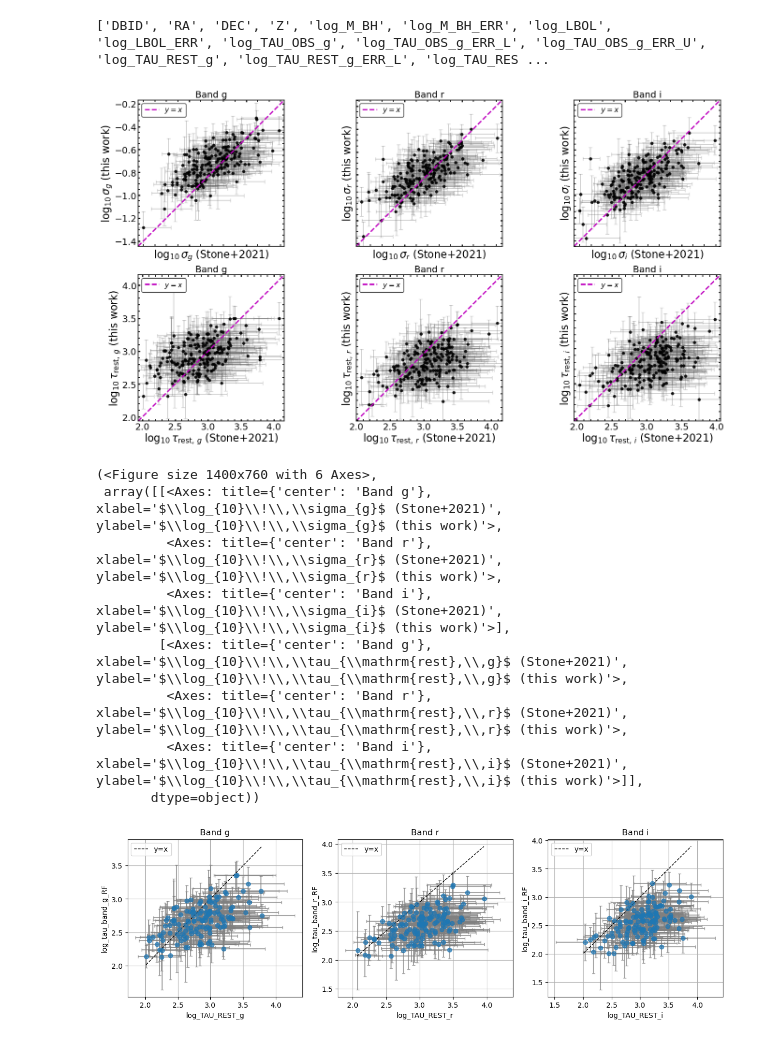
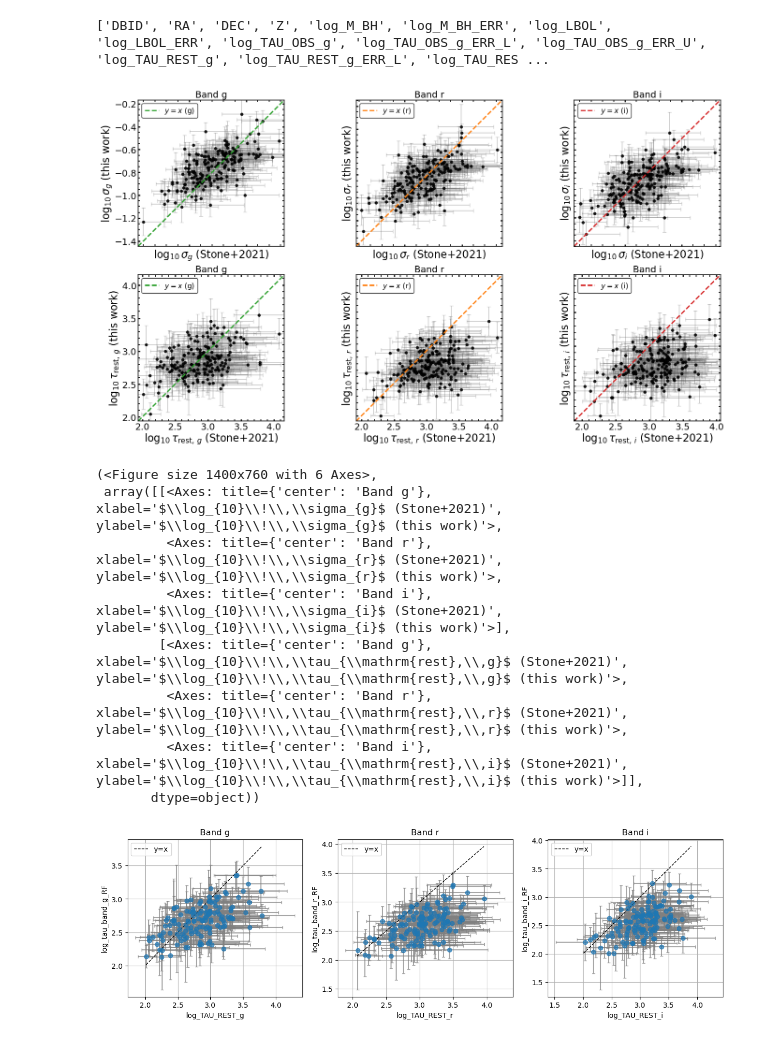
Before and after one commit to dutra/qvc, a Jupyter notebook: qvc/match_stone.ipynb, the cells around one changed output. Saved outputs shown, nothing was run; the diff lists cells and outputs as text; code cells hidden in the pictures.

```diff
--- a/qvc/match_stone.ipynb
+++ b/qvc/match_stone.ipynb
@@ -4,7 +4,7 @@ import pandas as pd
 import numpy as np
 
 #agn_df = load_quasar_data("results/aug10_stonebwb_N30w2000s1000t6c4.h5", populate_sdss=True, apply_cut=False)
-agn_df = load_quasar_data("results/data/aug10_stonebwb_nopoly1_recalc_N20w2000s1000t6c4.h5", populate_sdss=True, apply_cut=False)
+agn_df = load_quasar_data("results/data/aug10_stonebwb_recalc_N20w2000s1000t6c4.h5", populate_sdss=True, apply_cut=False)
 
 stone_df = pd.read_csv('data/aug8_stone_merged.csv')
 
@@ -62,8 +62,6 @@ def plot_stone_vs_this_work(merged_agn_stone, bands=('g','r','i'),
     fig, axes = plt.subplots(2, 3, figsize=figsize, constrained_layout=True)
     fig.set_constrained_layout_pads(w_pad=0.01, h_pad=0.01, wspace=0.01, hspace=0.02)
 
-    magenta = 'm'  # close to the example
-
     def _limits(x, y, pad=0.04):
         lo = np.nanmin([np.nanmin(x), np.nanmin(y)])
         hi = np.nanmax([np.nanmax(x), np.nanmax(y)])
@@ -86,7 +84,9 @@ def plot_stone_vs_this_work(merged_agn_stone, bands=('g','r','i'),
         yE = merged_agn_stone[f'log_sigma_band_{band}_err'].to_numpy()
 
         m = np.isfinite(x) & np.isfinite(y) & np.isfinite(xL) & np.isfinite(xU) & np.isfinite(yE)
-        if m.sum() == 0: ax.set_visible(False); continue
+        if m.sum() == 0:
+            ax.set_visible(False);
+            continue
         x, y, xL, xU, yE = x[m], y[m], xL[m], xU[m], yE[m]
 
         # grey error bars under points
@@ -95,9 +95,11 @@ def plot_stone_vs_this_work(merged_agn_stone, bands=('g','r','i'),
         # black points
         ax.scatter(x, y, s=18, alpha=0.9, edgecolor='k', facecolor='k', linewidths=0.5, zorder=-8)
 
-        # magenta y=x reference
+        # y=x reference colored by band
         xmin, xmax = _limits(x, y)
-        ax.plot([xmin, xmax], [xmin, xmax], ls='--', lw=2.0, color=magenta, label=r'$y=x$', zorder=-4)
+        line_color = colors.get(band, 'm')  # fall back to magenta if band not in dict
+        ax.plot([xmin, xmax], [xmin, xmax], ls='--', lw=2.0, color=line_color,
+                label=rf'$y=x$ ({band})', zorder=-4)
         ax.set_xlim(xmin, xmax); ax.set_ylim(xmin, xmax); ax.set_aspect('equal', adjustable='box')
 
         ax.set_xlabel(rf'$\log_{{10}}\!\,\sigma_{{{band}}}$ (Stone+2021)', labelpad=1)
@@ -113,39 +115,42 @@ def plot_stone_vs_this_work(merged_agn_stone, bands=('g','r','i'),
         xU = merged_agn_stone[f'log_TAU_REST_{band}_ERR_U'].to_numpy()
         yE = merged_agn_stone[f'log_tau_band_{band}_RF_err'].to_numpy()
 
         m = np.isfinite(x) & np.isfinite(y) & np.isfinite(xL) & np.isfinite(xU) & np.isfinite(yE)
-        if m.sum() == 0: ax.set_visible(False); continue
+        if m.sum() == 0:
+            ax.set_visible(False);
+            continue
         x, y, xL, xU, yE = x[m], y[m], xL[m], xU[m], yE[m]
 
         ax.errorbar(x, y, xerr=(xL, xU), yerr=yE, fmt='none',
                     color='0.35', alpha=0.28, lw=1.4, capsize=3, capthick=1, zorder=-9)
         ax.scatter(x, y, s=18, alpha=0.9, edgecolor='k', facecolor='k', linewidths=0.5, zorder=-8)
 
         xmin, xmax = _limits(x, y)
-        ax.plot([xmin, xmax], [xmin, xmax], ls='--', lw=2.0, color=magenta, label=r'$y=x$', zorder=-4)
+        line_color = colors.get(band, 'm')
+        ax.plot([xmin, xmax], [xmin, xmax], ls='--', lw=2.0, color=line_color,
+                label=rf'$y=x$ ({band})', zorder=-4)
         ax.set_xlim(xmin, xmax); ax.set_ylim(xmin, xmax); ax.set_aspect('equal', adjustable='box')
 
         ax.set_xlabel(rf'$\log_{{10}}\!\,\tau_{{\mathrm{{rest}},\,{band}}}$ (Stone+2021)', labelpad=1)
         ax.set_ylabel(rf'$\log_{{10}}\!\,\tau_{{\mathrm{{rest}},\,{band}}}$ (this work)', labelpad=1)
         ax.set_title(f'Band {band}', pad=4, fontsize=14)
         _style(ax)
 
-    # hide inner tick labels (lets panels sit closer, like your reference)
+    # hide inner tick labels
     for j in range(3):
         axes[0, j].tick_params(labelbottom=False)
     for i in range(2):
         for j in (1, 2):
             axes[i, j].tick_params(labelleft=False)
+
     plt.savefig('plots/appendix/stone_vs_this_work.png', dpi=600)
     if show:
         plt.show()
     return fig, axes
 
-
-
 plot_stone_vs_this_work(merged_agn_stone)
 # %% [output]
-[figure, old version]
+[figure, new version]
 (<Figure size 1400x760 with 6 Axes>,
  array([[<Axes: title={'center': 'Band g'}, xlabel='$\\log_{10}\\!\\,\\sigma_{g}$ (Stone+2021)', ylabel='$\\log_{10}\\!\\,\\sigma_{g}$ (this work)'>,
          <Axes: title={'center': 'Band r'}, xlabel='$\\log_{10}\\!\\,\\sigma_{r}$ (Stone+2021)', ylabel='$\\log_{10}\\!\\,\\sigma_{r}$ (this work)'>,
```
Also changed, not shown: parts of 1 cell of this notebook, 2 other files.
